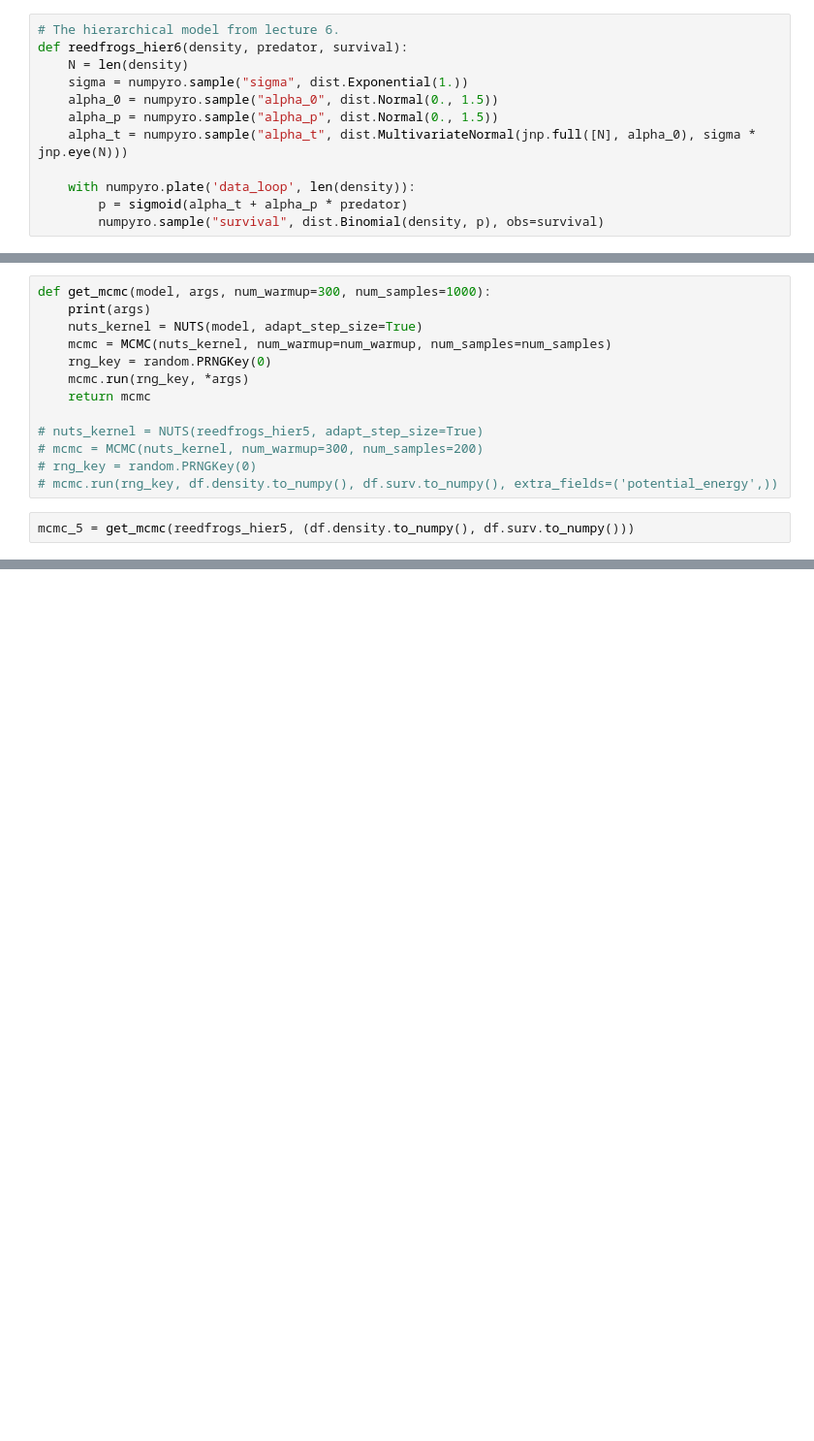
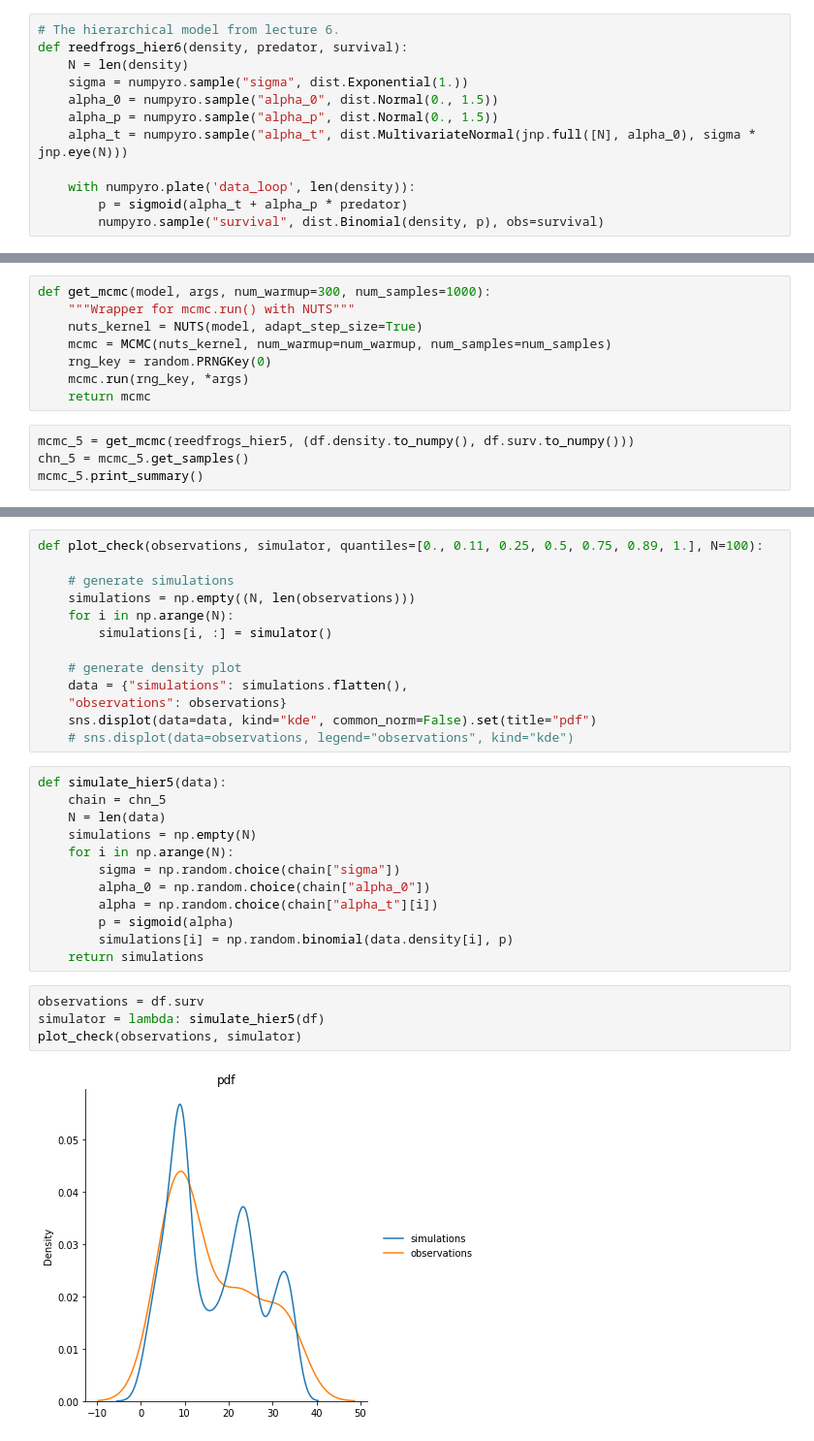
Before and after one commit to noamsgl/ABDA_HW4, a Jupyter notebook: numpyro/HW4_Q2.ipynb, the cells around one changed output, grey strips where cells are left out. Shown at 97% size. Cells and saved outputs as stored; diff of their text form; blank space fills up the shorter version.

```diff
--- a/numpyro/HW4_Q2.ipynb
+++ b/numpyro/HW4_Q2.ipynb
@@ -72,16 +87,13 @@ def reedfrogs_hier6(density, predator, survival):
 # %%
 def get_mcmc(model, args, num_warmup=300, num_samples=1000):
-    print(args)
+    """Wrapper for mcmc.run() with NUTS"""
     nuts_kernel = NUTS(model, adapt_step_size=True)
     mcmc = MCMC(nuts_kernel, num_warmup=num_warmup, num_samples=num_samples)
     rng_key = random.PRNGKey(0)
     mcmc.run(rng_key, *args)
     return mcmc
-
-# nuts_kernel = NUTS(reedfrogs_hier5, adapt_step_size=True)
-# mcmc = MCMC(nuts_kernel, num_warmup=300, num_samples=200)
-# rng_key = random.PRNGKey(0)
-# mcmc.run(rng_key, df.density.to_numpy(), df.surv.to_numpy(), extra_fields=('potential_energy',))
 # %%
 mcmc_5 = get_mcmc(reedfrogs_hier5, (df.density.to_numpy(), df.surv.to_numpy()))
+chn_5 = mcmc_5.get_samples()
+mcmc_5.print_summary()
 # %% [output]
@@ -121,0 +153,31 @@ Number of divergences: 0
+# %%
+def plot_check(observations, simulator, quantiles=[0., 0.11, 0.25, 0.5, 0.75, 0.89, 1.], N=100):
+
+    # generate simulations
+    simulations = np.empty((N, len(observations)))
+    for i in np.arange(N):
+        simulations[i, :] = simulator()
+
+    # generate density plot
+    data = {"simulations": simulations.flatten(),
+    "observations": observations}
+    sns.displot(data=data, kind="kde", common_norm=False).set(title="pdf")
+    # sns.displot(data=observations, legend="observations", kind="kde")
+# %%
+def simulate_hier5(data):
+    chain = chn_5
+    N = len(data)
+    simulations = np.empty(N)
+    for i in np.arange(N):
+        sigma = np.random.choice(chain["sigma"])
+        alpha_0 = np.random.choice(chain["alpha_0"])
+        alpha = np.random.choice(chain["alpha_t"][i])
+        p = sigmoid(alpha)
+        simulations[i] = np.random.binomial(data.density[i], p)
+    return simulations
+# %%
+observations = df.surv
+simulator = lambda: simulate_hier5(df)
+plot_check(observations, simulator)
+# %% [output]
+[figure, added]
```
Also changed, not shown: parts of 9 cells of this notebook.
